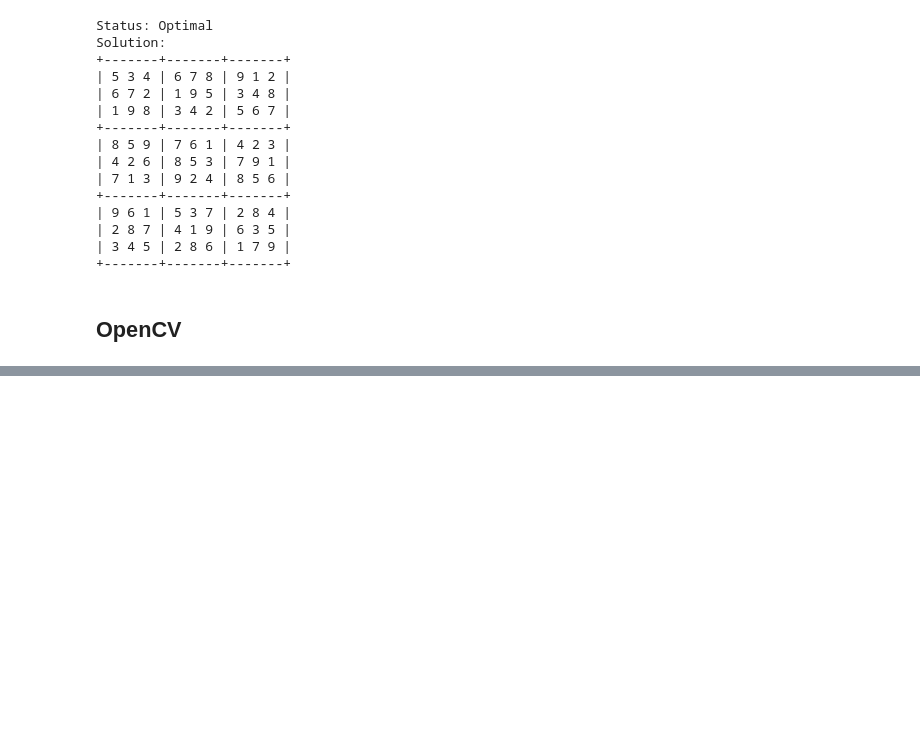
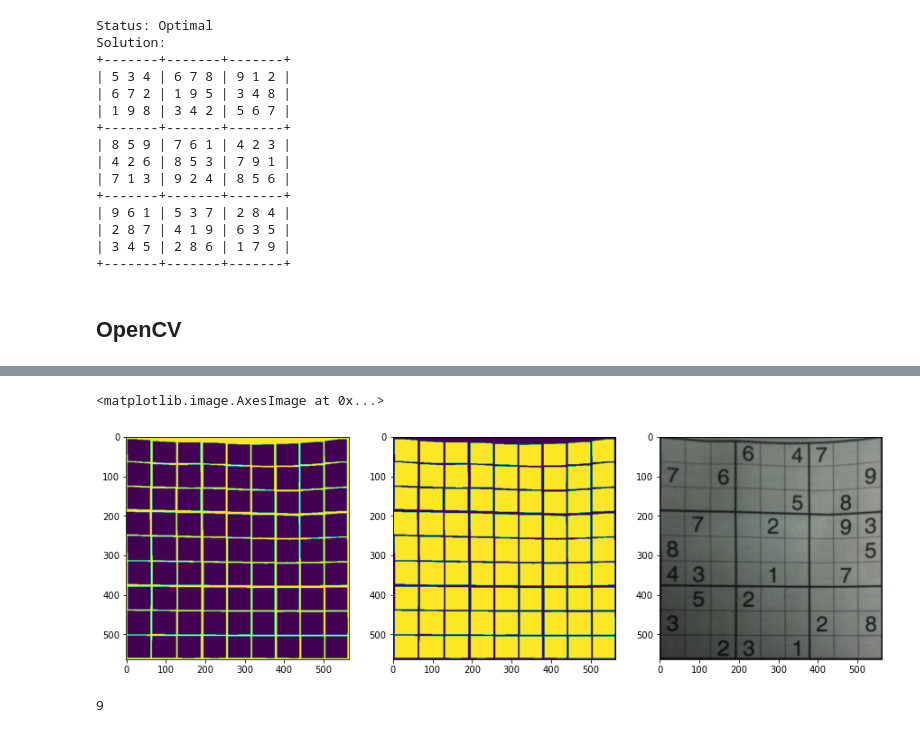
Before and after one commit to Rhinestone1337/sudoku-solver, a Jupyter notebook: sudoku pulp opencv.ipynb, the cells around one changed output, grey strips where cells are left out. Saved outputs shown, nothing was run; the diff lists cells and outputs as text; code cells hidden in the pictures; blank space fills up the shorter version.

```diff
--- a/sudoku pulp opencv.ipynb
+++ b/sudoku pulp opencv.ipynb
@@ -177,0 +178,59 @@ ax[2].axis('off')
+# %%
+img = cv2.imread('examples/13.png')
+gray = cv2.cvtColor(img, cv2.COLOR_BGR2GRAY)
+
+thresh = cv2.adaptiveThreshold(gray,255,cv2.ADAPTIVE_THRESH_GAUSSIAN_C, cv2.THRESH_BINARY_INV,57,5)
+
+# Filter out all numbers and noise to isolate only boxes
+cnts = cv2.findContours(thresh, cv2.RETR_TREE, cv2.CHAIN_APPROX_SIMPLE)
+cnts = cnts[0] if len(cnts) == 2 else cnts[1]
+for c in cnts:
+    area = cv2.contourArea(c)
+    if area < 1000:
+        cv2.drawContours(thresh, [c], -1, (0,0,0), -1)
+
+# Fix horizontal and vertical lines
+vertical_kernel = cv2.getStructuringElement(cv2.MORPH_RECT, (1,5))
+thresh = cv2.morphologyEx(thresh, cv2.MORPH_CLOSE, vertical_kernel, iterations=9)
+horizontal_kernel = cv2.getStructuringElement(cv2.MORPH_RECT, (5,1))
+thresh = cv2.morphologyEx(thresh, cv2.MORPH_CLOSE, horizontal_kernel, iterations=4)
+
+# Sort by top to bottom and each row by left to right
+invert = 255 - thresh
+cnts = cv2.findContours(invert, cv2.RETR_TREE, cv2.CHAIN_APPROX_SIMPLE)
+cnts = cnts[0] if len(cnts) == 2 else cnts[1]
+(cnts, _) = contours.sort_contours(cnts, method="top-to-bottom")
+
+sudoku_rows = []
+row = []
+for (i, c) in enumerate(cnts, 1):
+    area = cv2.contourArea(c)
+    if area < 50000:
+        row.append(c)
+        if i % 9 == 0:
+            (cnts, _) = contours.sort_contours(row, method="left-to-right")
+            sudoku_rows.append(cnts)
+            row = []
+
+# Iterate through each box
+tesser = []
+for row in sudoku_rows:
+    for c in row:
+        mask = np.zeros(img.shape, dtype=np.uint8)
+        cv2.drawContours(mask, [c], -1, (255,255,255), -1)
+        result = cv2.bitwise_and(img, mask)
+        result[mask==0] = 255
+        text = pytesseract.image_to_string(result, config="--psm 10 digits")
+        tesser.append(text[:text.find('\n')])
+
+fig, ax = plt.subplots(1, 3, figsize=(15,15))
+ax[0].imshow(thresh)
+ax[1].imshow(invert)
+ax[2].imshow(img)
+# %% [output]
+<matplotlib.image.AxesImage at 0x...>
+[figure, added]
+# %%
+len(sudoku_rows)
+# %% [output]
+9
```
Also changed, not shown: parts of 5 cells of this notebook, 3 other files.
